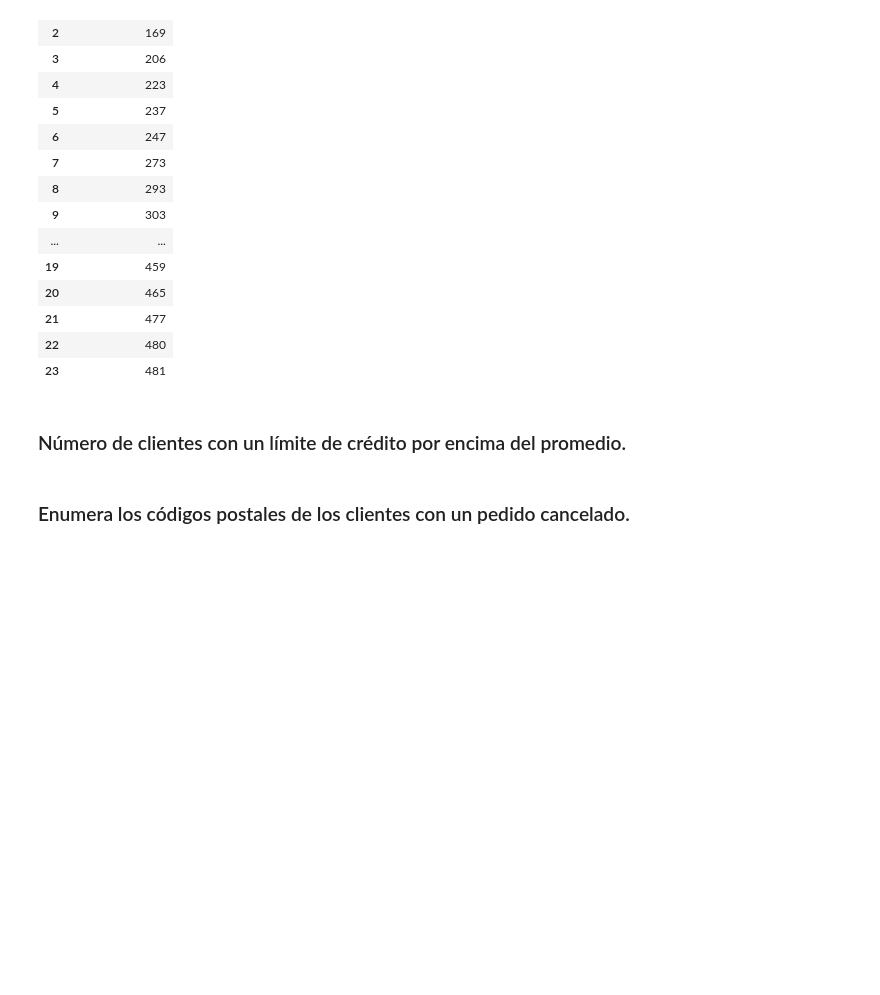
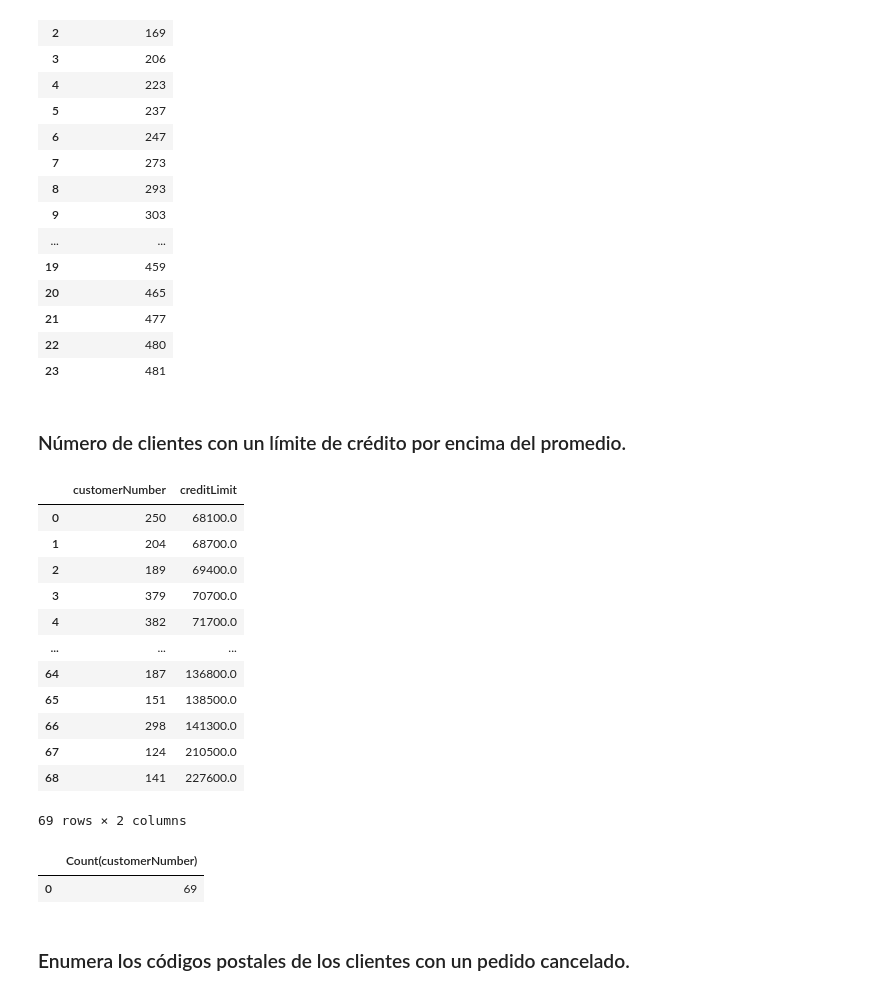
Before and after one commit to Unbiunio/SQL_practice, a Jupyter notebook: ClassicModels_curso_SQL.ipynb, the cells around one changed output. Saved outputs shown, nothing was run; the diff lists cells and outputs as text; code cells hidden in the pictures; blank space fills up the shorter version.

```diff
--- a/ClassicModels_curso_SQL.ipynb
+++ b/ClassicModels_curso_SQL.ipynb
@@ -974,5 +974,40 @@ pd.read_sql(q,con)
 | 23 | 481 |
 # %% [markdown]
 ### Número de clientes con un límite de crédito por encima del promedio.
+# %%
+q="""
+Select customerNumber,creditlimit
+from customers
+where creditlimit > (select AVG(creditlimit) as promedio from customers)
+order by creditlimit
+
+"""
+pd.read_sql(q,con)
+# %% [output]
+|  | customerNumber | creditLimit |
+| 0 | 250 | 68100.0 |
+| 1 | 204 | 68700.0 |
+| 2 | 189 | 69400.0 |
+| 3 | 379 | 70700.0 |
+| 4 | 382 | 71700.0 |
+| ... | ... | ... |
+| 64 | 187 | 136800.0 |
+| 65 | 151 | 138500.0 |
+| 66 | 298 | 141300.0 |
+| 67 | 124 | 210500.0 |
+| 68 | 141 | 227600.0 |
+69 rows × 2 columns
+# %%
+q="""
+Select Count(customerNumber)
+from customers
+where creditlimit > (select AVG(creditlimit) as promedio from customers)
+order by creditlimit
+
+"""
+pd.read_sql(q,con)
+# %% [output]
+|  | Count(customerNumber) |
+| 0 | 69 |
 # %% [markdown]
 ### Enumera los códigos postales de los clientes con un pedido cancelado.
```
Also changed, not shown: parts of 6 cells of this notebook.
